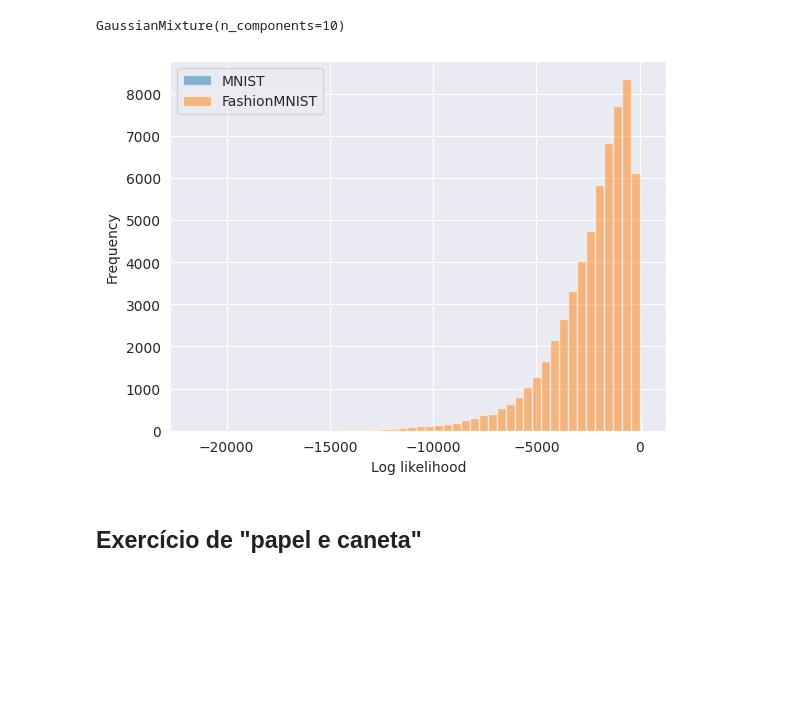
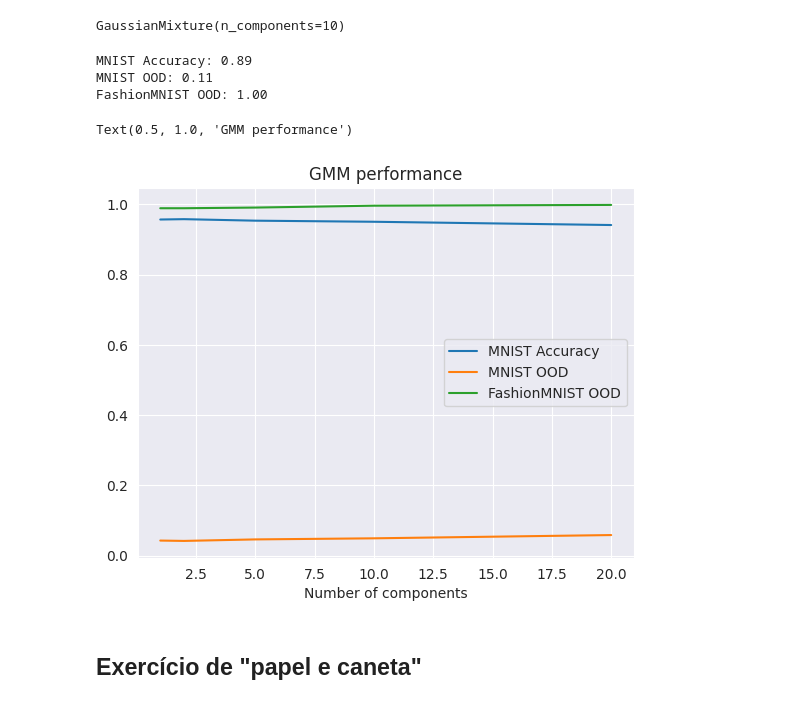
Before and after one commit to ViniAS/ML, a Jupyter notebook: ML_exercise_8.ipynb, the cells around one changed output. Drawn from its saved outputs; the diff is of its cells as text; code cells hidden in the pictures; blank space fills up the shorter version.

```diff
--- a/ML_exercise_8.ipynb
+++ b/ML_exercise_8.ipynb
@@ -233,15 +233,54 @@ activations_test_fashion = np.concatenate(activations_test_fashion)
 
 log_probs = gmm.score_samples(activations_test)
 log_probs_fashion = gmm.score_samples(activations_test_fashion)
+log_probs_train = gmm.score_samples(activations)
 
-plt.hist(log_probs, bins=50, alpha=0.5, label='MNIST')
-plt.hist(log_probs_fashion, bins=50, alpha=0.5, label='FashionMNIST')
-plt.legend()
-plt.xlabel('Log likelihood')
-plt.ylabel('Frequency')
-plt.show()
+threshold_lower = np.percentile(log_probs_train, 5)
+threshold_upper = np.percentile(log_probs_train, 95)
+accuracy_mnist = np.mean((log_probs > threshold_lower) & (log_probs < threshold_upper))
+ood_fashion = np.mean((log_probs_fashion < threshold_lower) | (log_probs_fashion > threshold_upper))
+ood_mnist = np.mean((log_probs < threshold_lower) | (log_probs > threshold_upper))
+
+print(f'MNIST Accuracy: {accuracy_mnist:.2f}')
+print(f'MNIST OOD: {ood_mnist:.2f}')
+print(f'FashionMNIST OOD: {ood_fashion:.2f}')
 # %% [output]
-[figure, removed]
+MNIST Accuracy: 0.89
+MNIST OOD: 0.11
+FashionMNIST OOD: 1.00
+# %%
+# test different number of components
+n_components = [1, 2, 5, 10, 20]
+results = []
+
+for n in n_components:
+    gmm = GaussianMixture(n_components=n)
+    gmm.fit(activations)
+
+    log_probs = gmm.score_samples(activations_test)
+    log_probs_fashion = gmm.score_samples(activations_test_fashion)
+    log_probs_train = gmm.score_samples(activations)
+
+    threshold_lower = np.percentile(log_probs_train, 5)
+    threshold_upper = np.percentile(log_probs_train, 95)
+
+    accuracy_mnist = np.mean((log_probs > threshold_lower) & (log_probs < threshold_upper))
+    ood_fashion = np.mean((log_probs_fashion < threshold_lower) | (log_probs_fashion > threshold_upper))
+    ood_mnist = np.mean((log_probs < threshold_lower) | (log_probs > threshold_upper))
+
+    results.append((accuracy_mnist, ood_mnist, ood_fashion))
+
+results = np.array(results)
+# %%
+plt.plot(n_components, results[:, 0], label='MNIST Accuracy')
+plt.plot(n_components, results[:, 1], label='MNIST OOD')
+plt.plot(n_components, results[:, 2], label='FashionMNIST OOD')
+plt.xlabel('Number of components')
+plt.legend()
+plt.title('GMM performance')
+# %% [output]
+Text(0.5, 1.0, 'GMM performance')
+[figure, added]
 # %% [markdown]
 ## Exercício de "papel e caneta"
 # %% [markdown]
```
Also changed, not shown: parts of 2 cells of this notebook.
